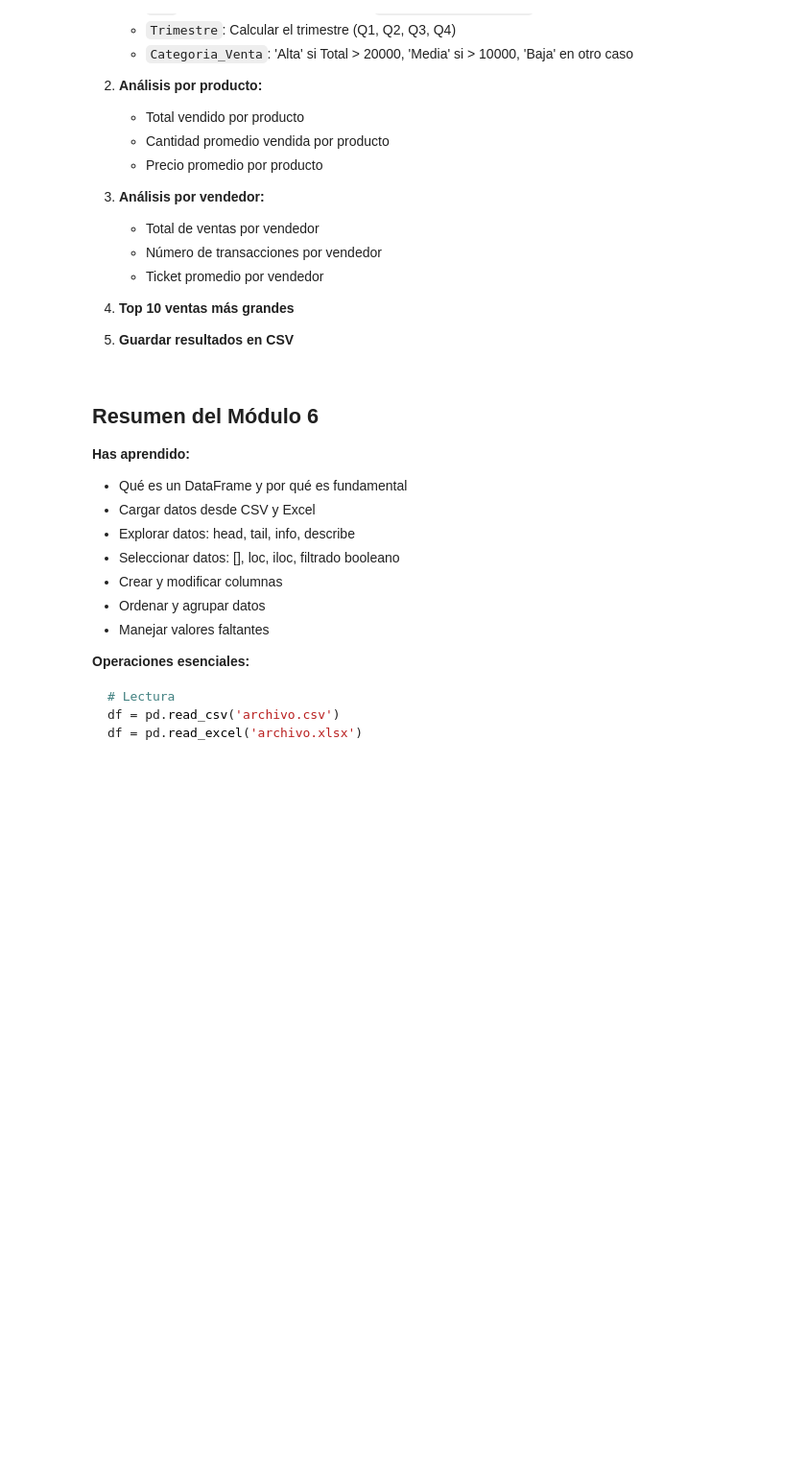
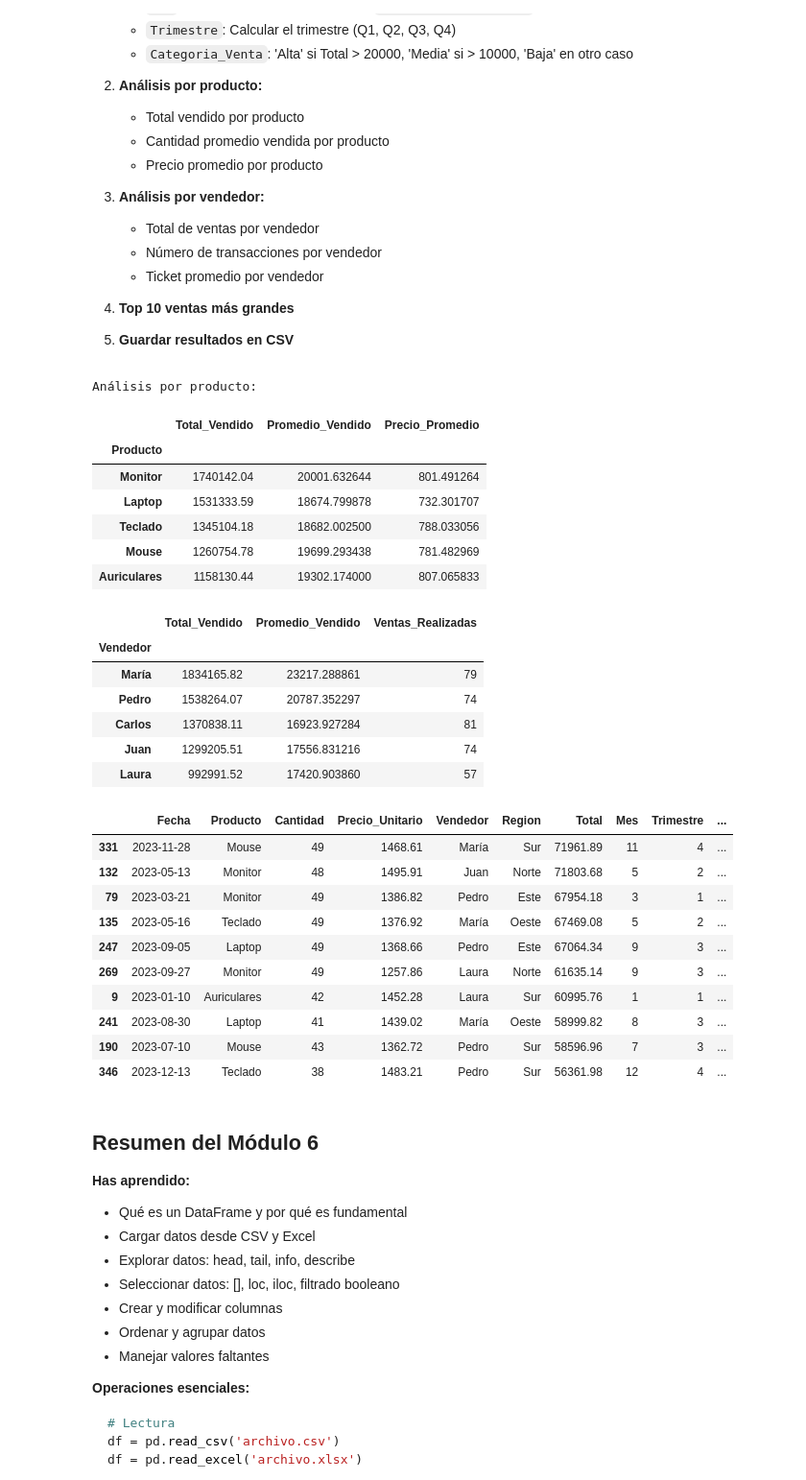
Before and after one commit to AstroxGDY/IC-Practicas, a Jupyter notebook: P1/notebook_6_pandas.ipynb, the cells around one changed output. Shown at 96% size. Saved outputs shown, nothing was run; the diff lists cells and outputs as text; code cells hidden in the pictures; blank space fills up the shorter version.

```diff
--- a/P1/notebook_6_pandas.ipynb
+++ b/P1/notebook_6_pandas.ipynb
@@ -682,3 +754,74 @@ top_10 =
+# %%
+# TU CÓDIGO AQUÍ
+
+# 1. Crear nuevas columnas
+df_analisis = df_ventas.copy()
+
+# Mes
+df_analisis['Mes'] = df_ventas['Fecha'].dt.month
+
+# Trimestre
+df_analisis['Trimestre'] = df_ventas['Fecha'].dt.quarter
+
+# Categoría
+df_analisis['Categoria_Venta'] = df_analisis['Total'].apply(
+    lambda x: 'Alta' if x > 10000 else ('Media' if x > 1000 else 'Baja')
+)
+
+#display(df_analisis)
+# 2. Análisis por producto
+por_producto = df_analisis.groupby('Producto').agg(
+    Total_Vendido=('Total', 'sum'),
+    Promedio_Vendido=('Total', 'mean'),
+    Precio_Promedio=('Precio_Unitario', 'mean')
+).sort_values(by='Total_Vendido', ascending=False)
+
+print("Análisis por producto:")
+display(por_producto)
+# 3. Análisis por vendedor
+por_vendedor = df_analisis.groupby('Vendedor').agg(
+    Total_Vendido=('Total', 'sum'),
+    Promedio_Vendido=('Total', 'mean'),
+    Ventas_Realizadas=('Total', 'count')
+).sort_values(by='Total_Vendido', ascending=False)
+
+display(por_vendedor)
+# 4. Top 10 ventas
+top_10 = df_analisis.sort_values(by='Total', ascending=False).head(10)
+display(top_10)
+# 5. Guardar
+
+df_analisis.to_csv('df_analisis.csv')
+por_producto.to_csv('analisis_por_producto.csv')
+por_vendedor.to_csv('analisis_por_vendedor.csv')
+top_10.to_csv('top_10_ventas.csv')
+# %% [output]
+Análisis por producto:
+|  | Total_Vendido | Promedio_Vendido | Precio_Promedio |
+| Producto |  |  |  |
+| Monitor | 1740142.04 | 20001.632644 | 801.491264 |
+| Laptop | 1531333.59 | 18674.799878 | 732.301707 |
+| Teclado | 1345104.18 | 18682.002500 | 788.033056 |
+| Mouse | 1260754.78 | 19699.293438 | 781.482969 |
+| Auriculares | 1158130.44 | 19302.174000 | 807.065833 |
+|  | Total_Vendido | Promedio_Vendido | Ventas_Realizadas |
+| Vendedor |  |  |  |
+| María | 1834165.82 | 23217.288861 | 79 |
+| Pedro | 1538264.07 | 20787.352297 | 74 |
+| Carlos | 1370838.11 | 16923.927284 | 81 |
+| Juan | 1299205.51 | 17556.831216 | 74 |
+| Laura | 992991.52 | 17420.903860 | 57 |
+|  | Fecha | Producto | Cantidad | Precio_Unitario | Vendedor | Region | Total | Mes | Trimestre | ... |
+| 331 | 2023-11-28 | Mouse | 49 | 1468.61 | María | Sur | 71961.89 | 11 | 4 | ... |
+| 132 | 2023-05-13 | Monitor | 48 | 1495.91 | Juan | Norte | 71803.68 | 5 | 2 | ... |
+| 79 | 2023-03-21 | Monitor | 49 | 1386.82 | Pedro | Este | 67954.18 | 3 | 1 | ... |
+| 135 | 2023-05-16 | Teclado | 49 | 1376.92 | María | Oeste | 67469.08 | 5 | 2 | ... |
+| 247 | 2023-09-05 | Laptop | 49 | 1368.66 | Pedro | Este | 67064.34 | 9 | 3 | ... |
+| 269 | 2023-09-27 | Monitor | 49 | 1257.86 | Laura | Norte | 61635.14 | 9 | 3 | ... |
+| 9 | 2023-01-10 | Auriculares | 42 | 1452.28 | Laura | Sur | 60995.76 | 1 | 1 | ... |
+| 241 | 2023-08-30 | Laptop | 41 | 1439.02 | María | Oeste | 58999.82 | 8 | 3 | ... |
+| 190 | 2023-07-10 | Mouse | 43 | 1362.72 | Pedro | Sur | 58596.96 | 7 | 3 | ... |
+| 346 | 2023-12-13 | Teclado | 38 | 1483.21 | Pedro | Sur | 56361.98 | 12 | 4 | ... |
 # %% [markdown]
 ## Resumen del Módulo 6
 
```
Also changed, not shown: parts of 11 cells of this notebook, 5 other files.
